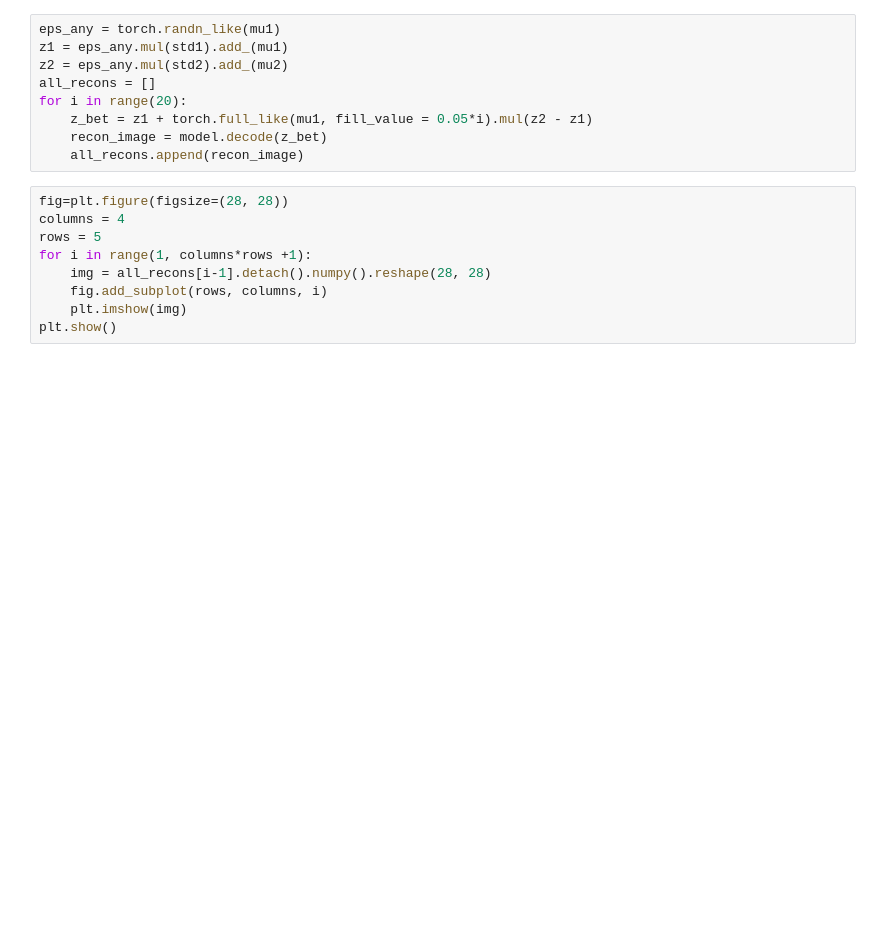
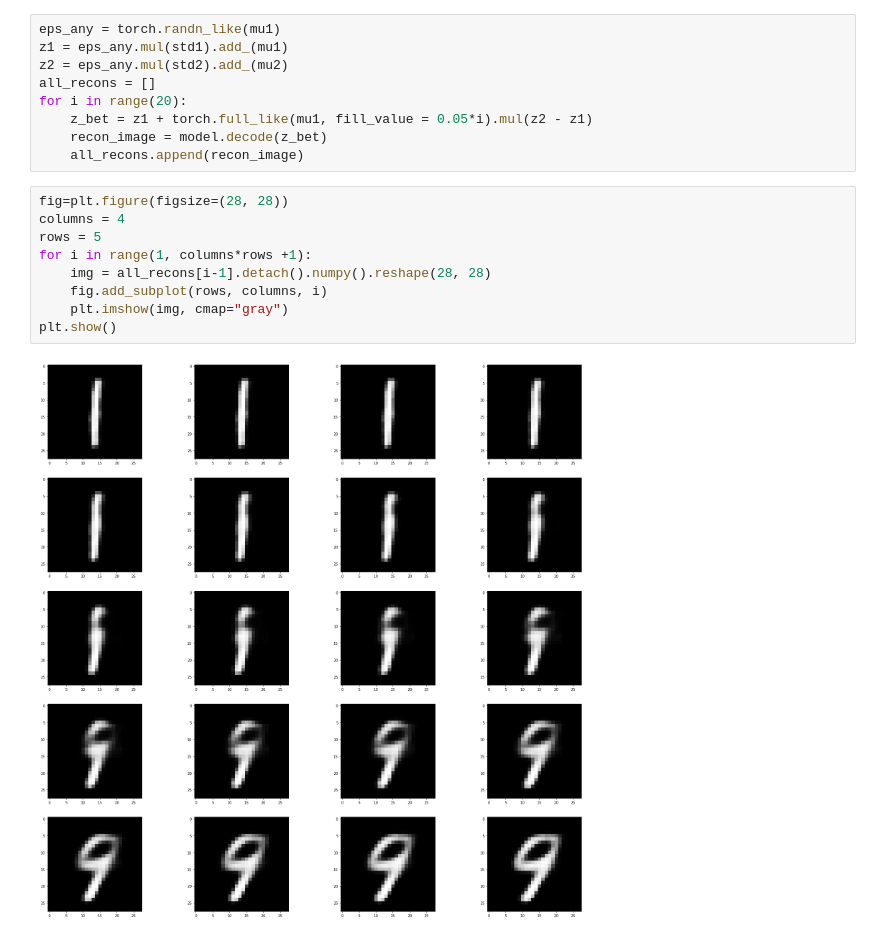
Before and after one commit to ac-alpha/VAEs-using-Pytorch, a Jupyter notebook: VAE_CNN.ipynb, the cells around one changed output. Drawn from its saved outputs; the diff is of its cells as text; blank space fills up the shorter version.

```diff
--- a/VAE_CNN.ipynb
+++ b/VAE_CNN.ipynb
@@ -207,9 +256,11 @@ for i in range(20):
 # %%
 fig=plt.figure(figsize=(28, 28))
 columns = 4
 rows = 5
 for i in range(1, columns*rows +1):
     img = all_recons[i-1].detach().numpy().reshape(28, 28)
     fig.add_subplot(rows, columns, i)
-    plt.imshow(img)
+    plt.imshow(img, cmap="gray")
 plt.show()
+# %% [output]
+[figure, added]
```
Also changed, not shown: parts of 10 cells of this notebook.
